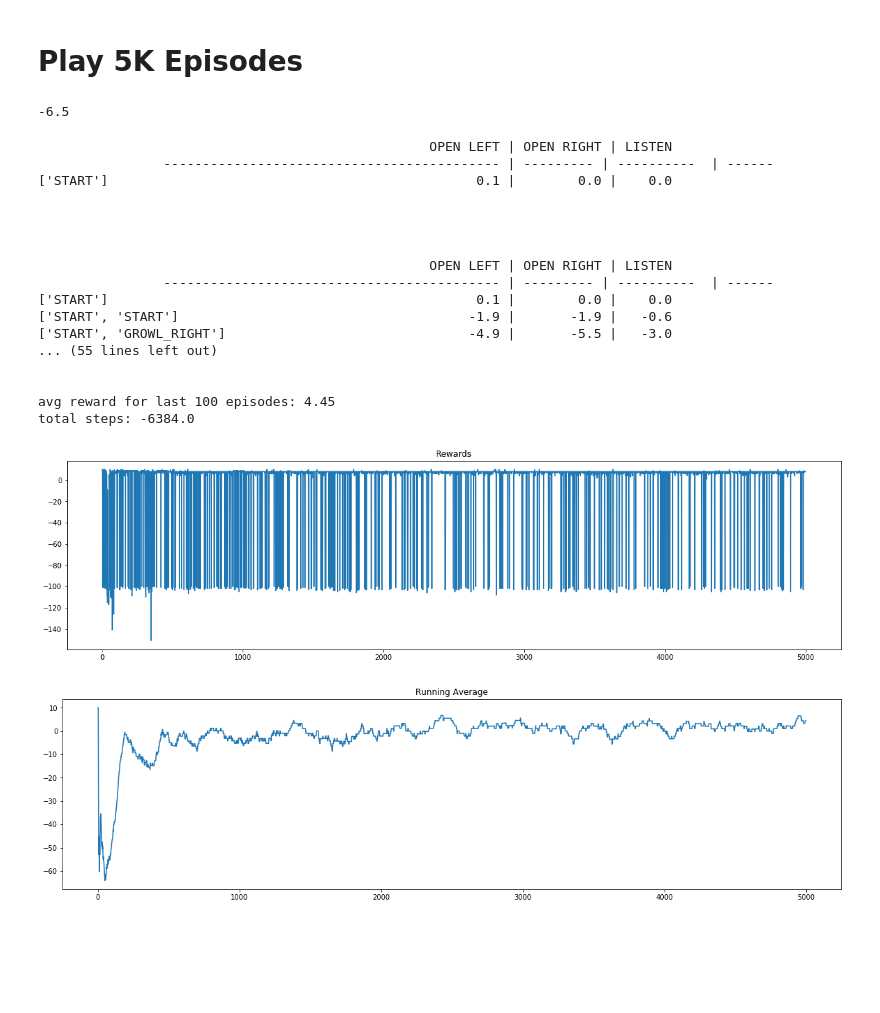
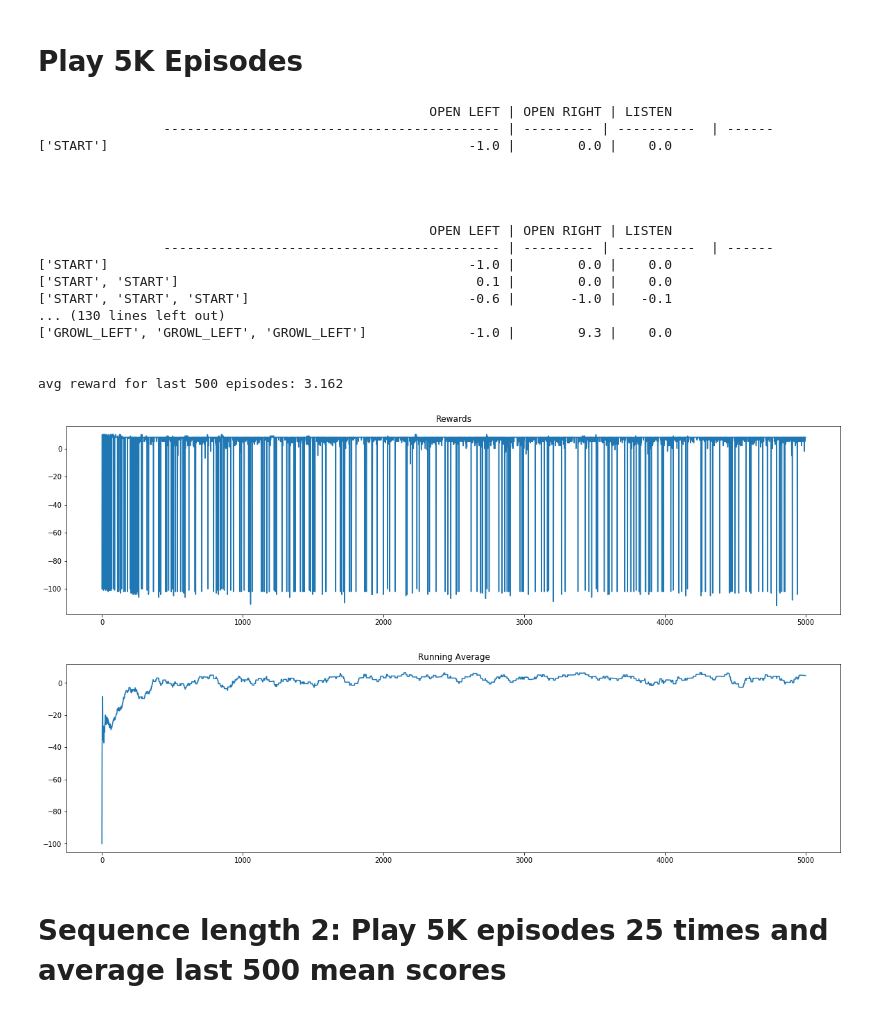
Before and after one commit to jackblandin/research, a Jupyter notebook: notebooks/tiger_env/qlearner-seq.ipynb, the cells around one changed output. Cells and saved outputs as stored; diff of their text form; code cells hidden in the pictures; blank space fills up the shorter version.

Commit message:
Add anaylsis for QLearner and QLearnerSeq

```diff
--- a/notebooks/tiger_env/qlearner-seq.ipynb
+++ b/notebooks/tiger_env/qlearner-seq.ipynb
@@ -43,15 +43,10 @@ from rlpomdp.models.tiger_env import QLearnerSeq
 
 env = gym.make('Tiger-v0')
 env.__init__(reward_tiger=-100, reward_gold=10, reward_listen=-1)
-model = QLearnerSeq(env, alpha=.01, gamma=.9, seq_len=2)
+model = QLearnerSeq(env, alpha=.01, gamma=1, seq_len=3)
 eps = 1
 n = 0
 ot = env.reset()
-
-if 'monitor' in sys.argv:
-    filename = os.path.basename(__file__).split('.')[0]
-    monitor_dir = './' + filename + '_' + str(datetime.now())
-    env = wrappers.Monitor(env, monitor_dir)
 # %% [markdown]
 # Take one action and update Q
 # %% [markdown]
@@ -113,45 +108,46 @@ print(str(model))
 ['GROWL_LEFT', 'GROWL_LEFT']                            0.0 |        0.0 |    0.0
 # %% [markdown]
 # Play 5K Episodes
-# %%
-(.85*10 + .15*-100)
-# %% [output]
--6.5
 # %%
 N = 5000
 totalrewards = np.empty(N)
 for n in range(N):
-    eps = 1.0/np.sqrt(n+1)
+    if n >= N - 500:
+        eps = 0
+    else:
+        eps = 1.0/np.sqrt(n+1)
+        eps=0
     totalreward = play_one(env, model, eps)
     totalrewards[n] = totalreward
     if n % (N/5) == 0:
         print(str(model))
 
-print("avg reward for last 100 episodes:", totalrewards[-100:].mean())
-print("total steps:", totalrewards.sum())
+print("avg reward for last 500 episodes:", totalrewards[-500:].mean())
 
 fig, ax = plt.subplots(1, 1, figsize=(20, 5))
 ax.plot(totalrewards)
 ax.set_title("Rewards")
 
 plot_running_avg(totalrewards)
 # %% [output]
                                                   OPEN LEFT | OPEN RIGHT | LISTEN
                 ------------------------------------------- | --------- | ----------  | ------
-['START']                                               0.1 |        0.0 |    0.0
+['START']                                              -1.0 |        0.0 |    0.0
 
 
 
 
                                                   OPEN LEFT | OPEN RIGHT | LISTEN
                 ------------------------------------------- | --------- | ----------  | ------
-['START']                                               0.1 |        0.0 |    0.0
-['START', 'START']                                     -1.9 |       -1.9 |   -0.6
-['START', 'GROWL_RIGHT']                               -4.9 |       -5.5 |   -3.0
-... (55 lines left out)
+['START']                                              -1.0 |        0.0 |    0.0
+['START', 'START']                                      0.1 |        0.0 |    0.0
+['START', 'START', 'START']                            -0.6 |       -1.0 |   -0.1
+... (130 lines left out)
+['GROWL_LEFT', 'GROWL_LEFT', 'GROWL_LEFT']             -1.0 |        9.3 |    0.0
 
 
-avg reward for last 100 episodes: 4.45
-total steps: -6384.0
+avg reward for last 500 episodes: 3.162
-[figure, old version]
+[figure, new version]
-[figure, old version]
+[figure, new version]
+# %% [markdown]
+# Sequence length 2: Play 5K episodes 25 times and average last 500 mean scores
```
Also changed, not shown: parts of 9 cells of this notebook, 3 other files.
